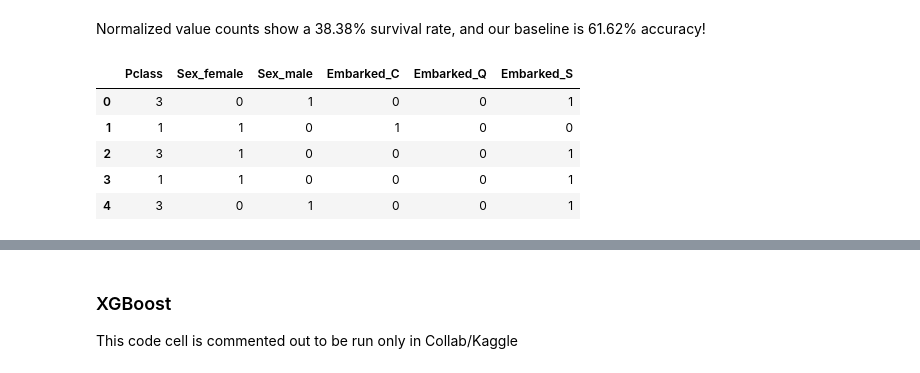
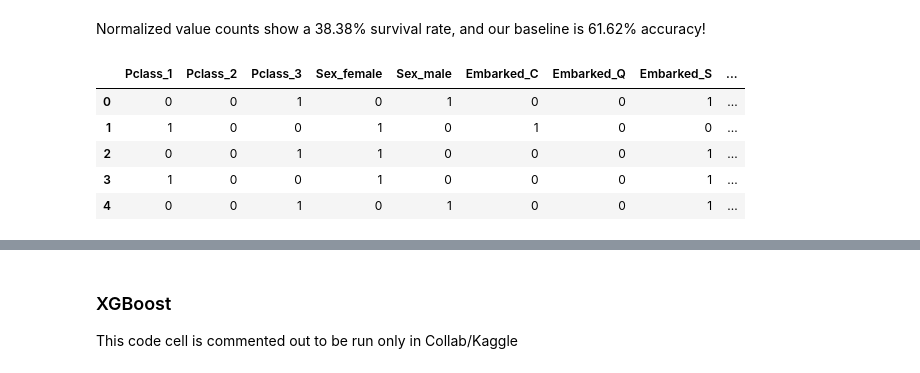
Before and after one commit to pezpet/titanic, a Jupyter notebook: code.ipynb, the cells around one changed output, grey strips where cells are left out. Drawn from its saved outputs; the diff is of its cells as text; code cells hidden in the pictures.

```diff
--- a/code.ipynb
+++ b/code.ipynb
@@ -120,0 +209,4 @@ Females, first class passengers and those that embarked in Cherbourg have the hi
+# %%
+train["Age_Group"] = train["Age"].map(
+    lambda x: "child" if x < 18 else "adult" if x >= 18 and x < 50 else "senior"
+)
@@ -120,0 +220,4 @@ Females, first class passengers and those that embarked in Cherbourg have the hi
+# %%
+test["Age_Group"] = test["Age"].map(
+    lambda x: "child" if x < 18 else "adult" if x >= 18 and x < 50 else "senior"
+)
@@ -120,0 +248,4 @@ Females, first class passengers and those that embarked in Cherbourg have the hi
+# %%
+train['family_members'] = train['SibSp'] + train['Parch']
+test['family_members'] = test['SibSp'] + test['Parch']
+train['family_members'].value_counts()
@@ -120,0 +290,19 @@ Females, first class passengers and those that embarked in Cherbourg have the hi
+# %%
+train["Family_Group"] = train["family_members"].map(
+    lambda x: "none"
+    if x == 0
+    else "small"
+    if x >= 1 and x < 4
+    else "large"
+    if x >= 4 and x < 8
+    else "super"
+)
+test["Family_Group"] = test["family_members"].map(
+    lambda x: "none"
+    if x == 0
+    else "small"
+    if x >= 1 and x < 4
+    else "large"
+    if x >= 4 and x < 8
+    else "super"
+)
@@ -129,17 +379,17 @@ Name: Survived, dtype: float64
 # %% [markdown]
 Normalized value counts show a 38.38% survival rate, and our baseline is 61.62% accuracy!
 # %%
-# Features are Pclass, Sex and Embarked
-X = pd.get_dummies(train[['Pclass', 'Sex', 'Embarked']])
-X_test = pd.get_dummies(test[['Pclass', 'Sex', 'Embarked']])
+# Features are Pclass, Sex, Embarked, Age group and Family group
+X = pd.get_dummies(train[['Pclass', 'Sex', 'Embarked', 'Age_Group', 'Family_Group']])
+X_test = pd.get_dummies(test[['Pclass', 'Sex', 'Embarked', 'Age_Group', 'Family_Group']])
 X.head()
 # %% [output]
-|  | Pclass | Sex_female | Sex_male | Embarked_C | Embarked_Q | Embarked_S |
-| 0 | 3 | 0 | 1 | 0 | 0 | 1 |
-| 1 | 1 | 1 | 0 | 1 | 0 | 0 |
-| 2 | 3 | 1 | 0 | 0 | 0 | 1 |
-| 3 | 1 | 1 | 0 | 0 | 0 | 1 |
-| 4 | 3 | 0 | 1 | 0 | 0 | 1 |
+|  | Pclass_1 | Pclass_2 | Pclass_3 | Sex_female | Sex_male | Embarked_C | Embarked_Q | Embarked_S | ... |
+| 0 | 0 | 0 | 1 | 0 | 1 | 0 | 0 | 1 | ... |
+| 1 | 1 | 0 | 0 | 1 | 0 | 1 | 0 | 0 | ... |
+| 2 | 0 | 0 | 1 | 1 | 0 | 0 | 0 | 1 | ... |
+| 3 | 1 | 0 | 0 | 1 | 0 | 0 | 0 | 1 | ... |
+| 4 | 0 | 0 | 1 | 0 | 1 | 0 | 0 | 1 | ... |
 # %%
 X_test.head()
 # %% [output]
```
Also changed, not shown: parts of 39 cells of this notebook.
